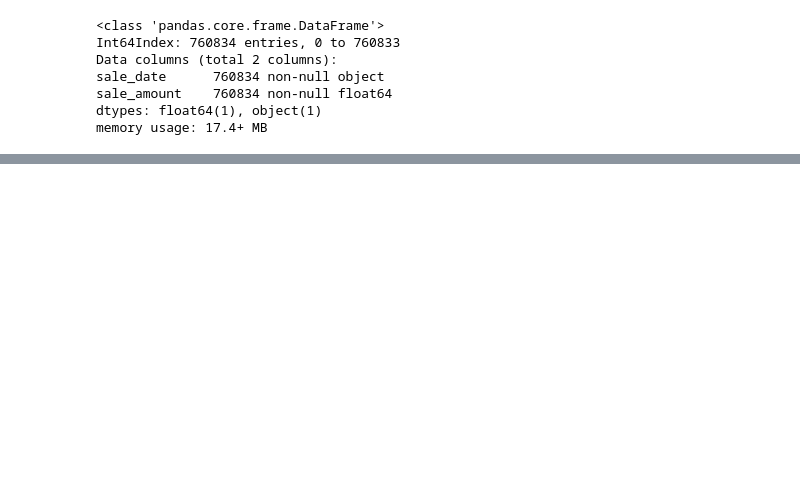
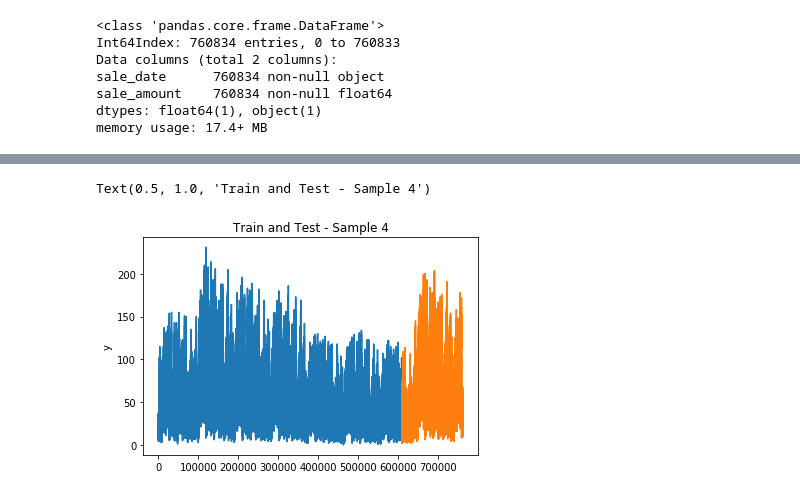
Before and after one commit to crisgiovanoni/ds-methodologies-exercises, a Jupyter notebook: time_series/exploration_exercise.ipynb, the cells around one changed output, grey strips where cells are left out. Saved outputs shown, nothing was run; the diff lists cells and outputs as text; code cells hidden in the pictures; blank space fills up the shorter version.

```diff
--- a/time_series/exploration_exercise.ipynb
+++ b/time_series/exploration_exercise.ipynb
@@ -99,0 +191,18 @@ grocery_test["sale_amount"] = y_test.copy()
+# %%
+#Sample 4
+X_train4 = X.iloc[sample_train_4id]
+y_train4 = y.iloc[sample_train_4id]
+
+X_test4 = X.iloc[sample_test_4id]
+y_test4 = y.iloc[sample_test_4id]
+
+train4 = pd.DataFrame(index=sample_train_4id, columns=["X"])
+train4["X"] = X_train4.copy()
+train4["y"] = y_train4.copy()
+
+test4 = pd.DataFrame(index=sample_test_4id, columns=["X"])
+test4["X"] = X_test4.copy()
+test4["y"] = y_test4.copy()
+
+train4.set_index("X")
+test4.set_index("X")
@@ -127,0 +319,8 @@ sns.lineplot(x="sale_date",y="sale_amount",data=grocery_test)
+# %%
+sns.lineplot(x=train4.index, y="y",data=train4)
+sns.lineplot(x=test4.index, y="y",data=test4)
+
+plt.title("Train and Test - Sample 4")
+# %% [output]
+Text(0.5, 1.0, 'Train and Test - Sample 4')
+[figure, added]
```
Also changed, not shown: parts of 20 cells of this notebook.
